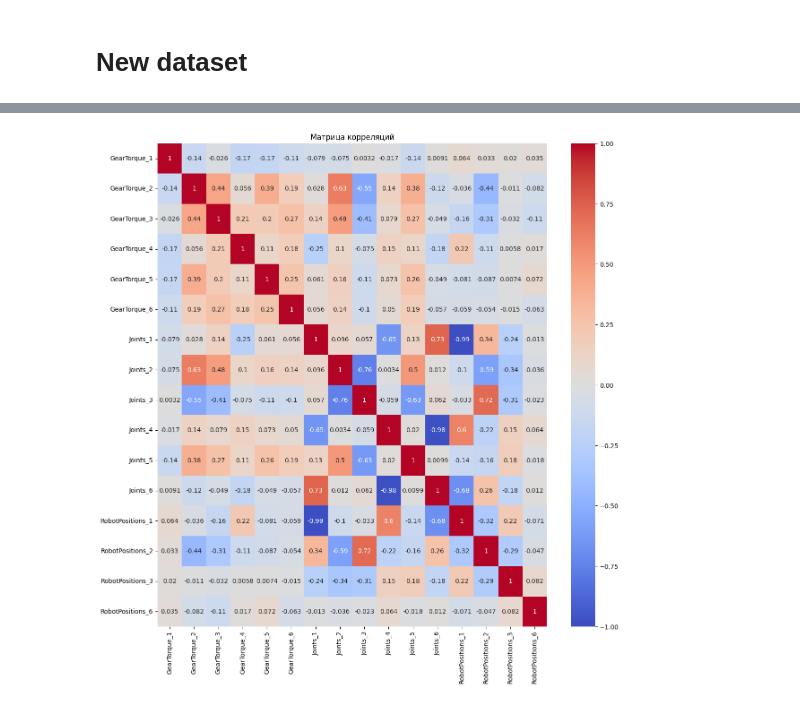
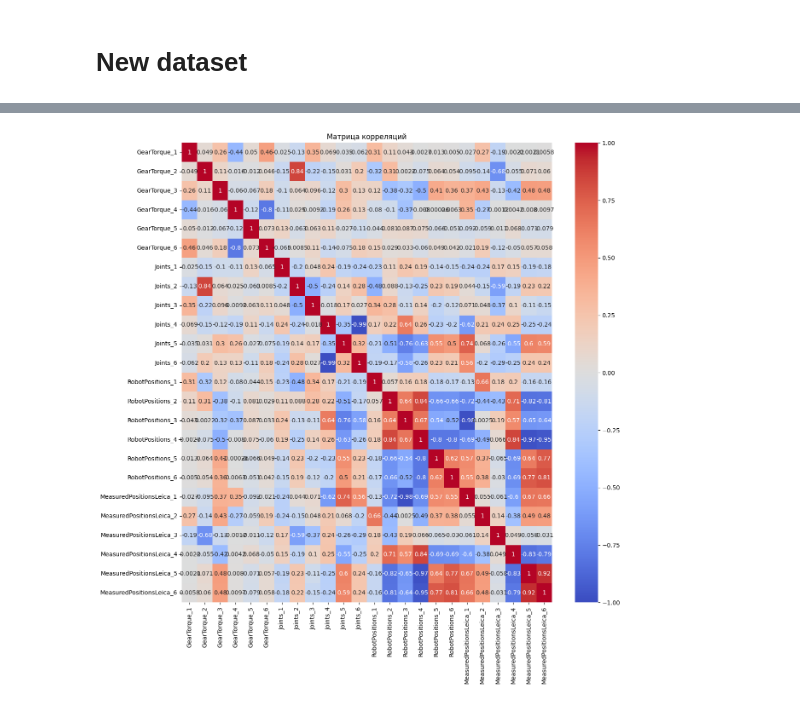
Before and after one commit to sohagutoro/neural_robotics, a Jupyter notebook: notebook/work_in_progress.ipynb, the cells around one changed output, grey strips where cells are left out. Saved outputs shown, nothing was run; the diff lists cells and outputs as text; code cells hidden in the pictures.

```diff
--- a/notebook/work_in_progress.ipynb
+++ b/notebook/work_in_progress.ipynb
@@ -277,7 +281,7 @@ def combine_files_with_index_check(folders, target_files, output_file=None):
 # Конфигурация
 target_files = ['GearTorque.txt', 'Joints.txt', 'RobotPositions.txt', 'MeasuredPositionsLeica.txt']
 folders = [
-    # '../calibS-1/'
+    '../calibS-1/',
     '../data/collect800Points100-20-110/'
     # '../data/calibF/',
     # '../data/robLocate/',
@@ -352,15 +413,15 @@ R² score на тестовых данных: 0.635
 # %%
 
 import seaborn as sns
 import matplotlib.pyplot as plt
 
-corr_matrix = result2.corr()
+corr_matrix = result.corr()
 plt.figure(figsize=(14, 14))
 sns.heatmap(corr_matrix, annot=True, cmap='coolwarm', vmin=-1, vmax=1)
 plt.title("Матрица корреляций")
 plt.show()
 # %% [output]
-[figure, old version]
+[figure, new version]
 # %%
 import torch
 import torch.nn as nn
```
Also changed, not shown: parts of 17 cells of this notebook, 1 other file.
